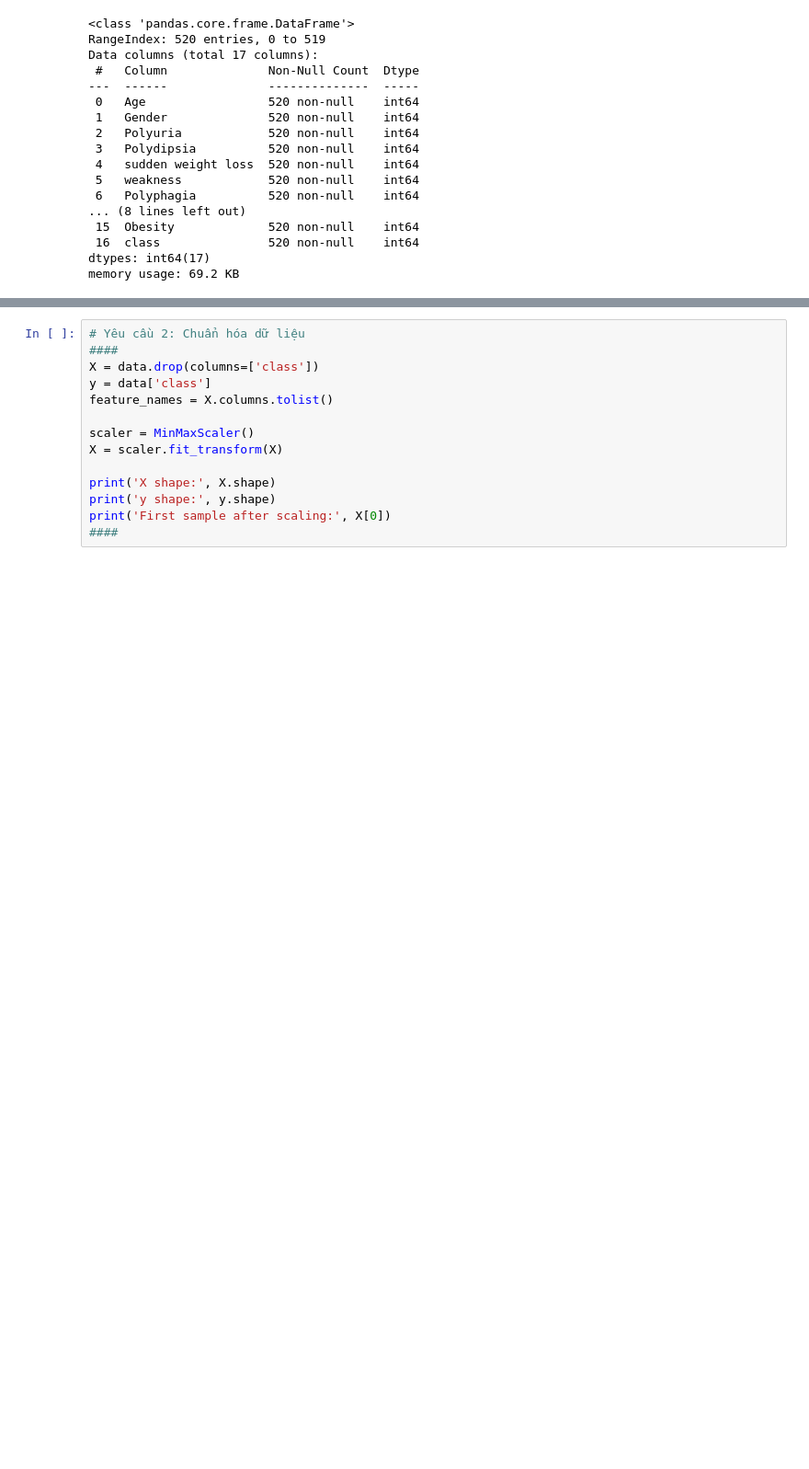
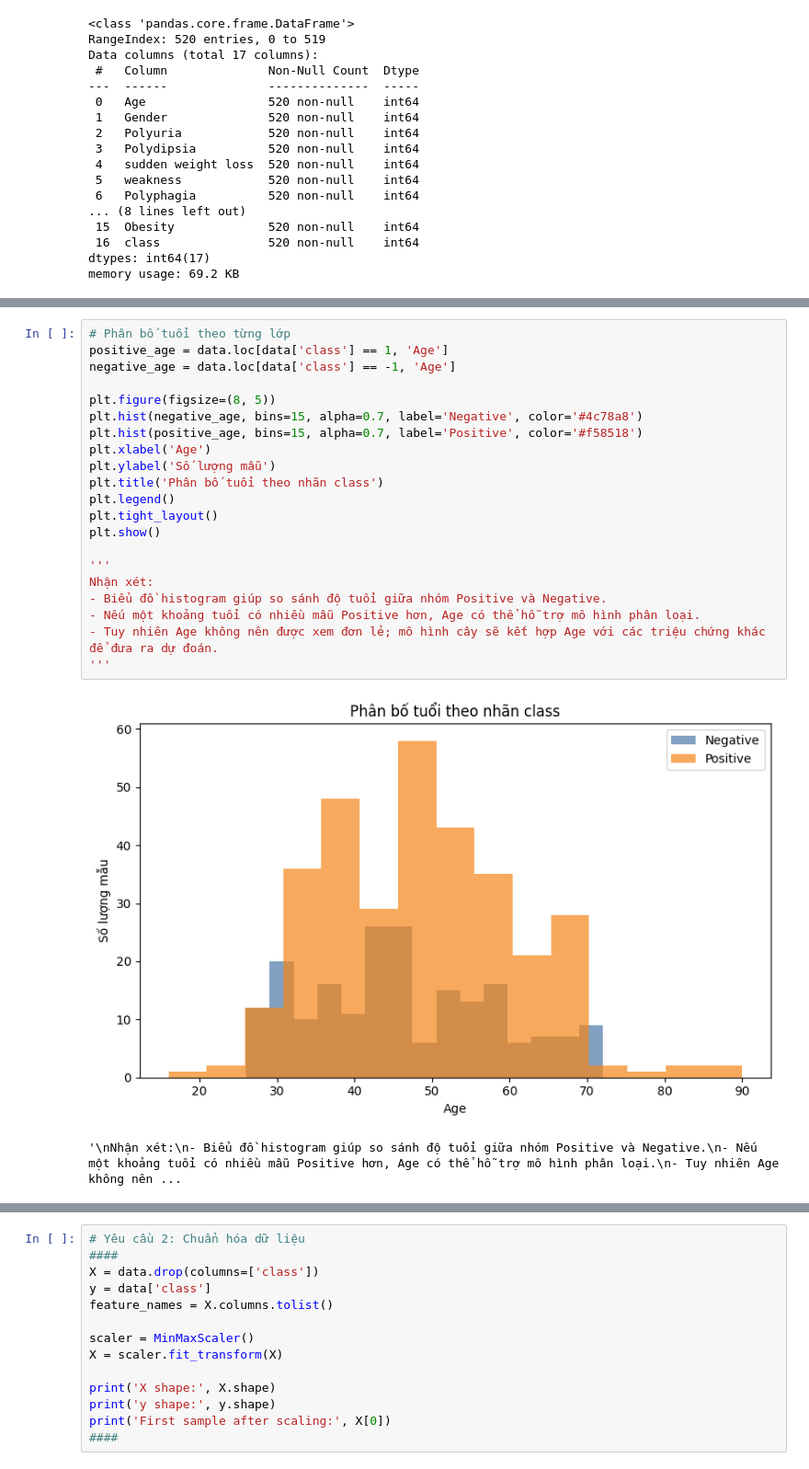
Before and after one commit to quanzz123/DataMining-Homework, a Jupyter notebook: CaseStudy/DT_RF_Lab.ipynb, the cells around one changed output, grey strips where cells are left out. Shown at 92% size. Cells and saved outputs as stored; diff of their text form; blank space fills up the shorter version.

```diff
--- a/CaseStudy/DT_RF_Lab.ipynb
+++ b/CaseStudy/DT_RF_Lab.ipynb
@@ -118,0 +152,24 @@ memory usage: 69.2 KB
+# %%
+# Phân bố tuổi theo từng lớp
+positive_age = data.loc[data['class'] == 1, 'Age']
+negative_age = data.loc[data['class'] == -1, 'Age']
+
+plt.figure(figsize=(8, 5))
+plt.hist(negative_age, bins=15, alpha=0.7, label='Negative', color='#4c78a8')
+plt.hist(positive_age, bins=15, alpha=0.7, label='Positive', color='#f58518')
+plt.xlabel('Age')
+plt.ylabel('Số lượng mẫu')
+plt.title('Phân bố tuổi theo nhãn class')
+plt.legend()
+plt.tight_layout()
+plt.show()
+
+'''
+Nhận xét:
+- Biểu đồ histogram giúp so sánh độ tuổi giữa nhóm Positive và Negative.
+- Nếu một khoảng tuổi có nhiều mẫu Positive hơn, Age có thể hỗ trợ mô hình phân loại.
+- Tuy nhiên Age không nên được xem đơn lẻ; mô hình cây sẽ kết hợp Age với các triệu chứng khác để đưa ra dự đoán.
+'''
+# %% [output]
+[figure, added]
+'\nNhận xét:\n- Biểu đồ histogram giúp so sánh độ tuổi giữa nhóm Positive và Negative.\n- Nếu một khoảng tuổi có nhiều mẫu Positive hơn, Age có thể hỗ trợ mô hình phân loại.\n- Tuy nhiên Age không nên ...
```
Also changed, not shown: parts of 66 cells of this notebook, 6 other files.
